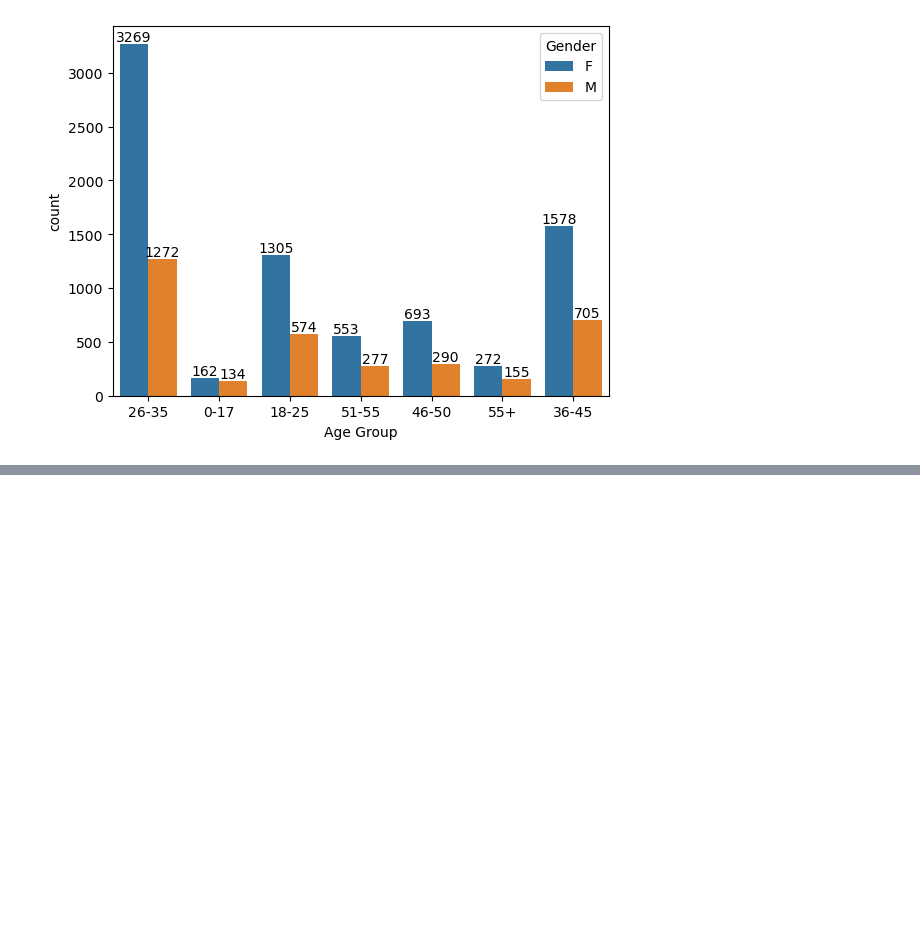
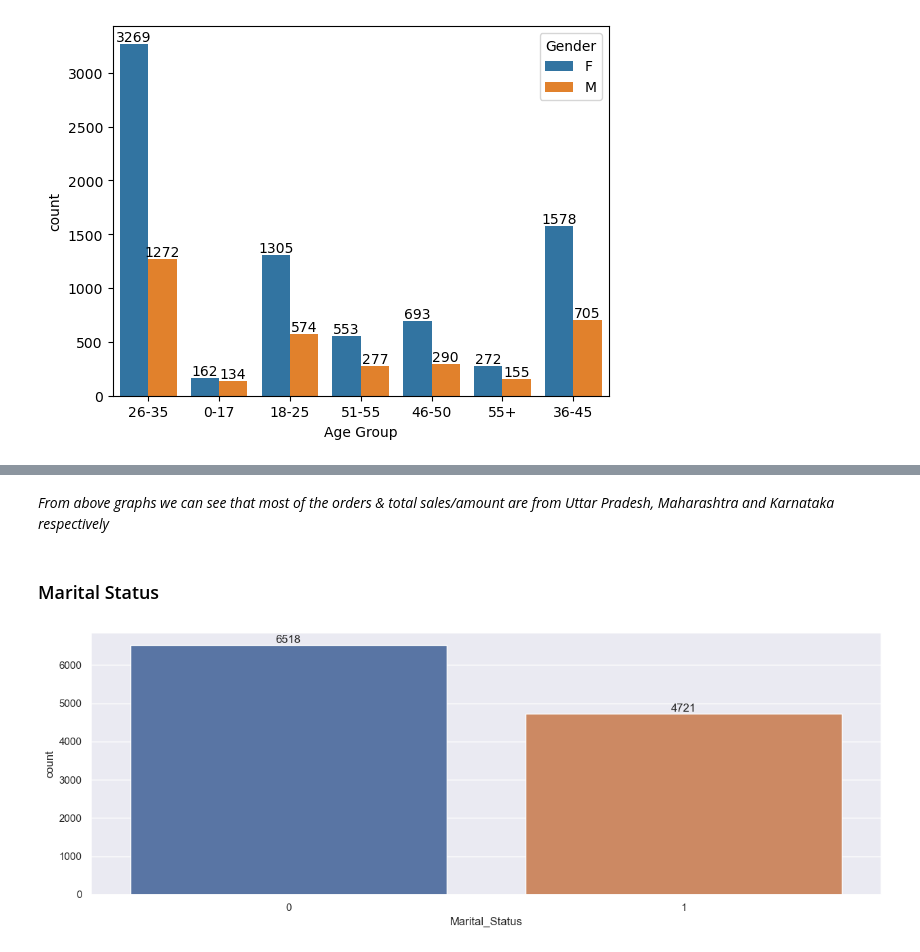
Before and after one commit to Anurag-Kumar-Dubey/Exploratory-Analysis-of-Diwali-Sales-Data, a Jupyter notebook: Exploratory-Analysis-of-Diwali-Sales-Data.ipynb, the cells around one changed output, grey strips where cells are left out. Drawn from its saved outputs; the diff is of its cells as text; code cells hidden in the pictures; blank space fills up the shorter version.

```diff
--- a/Exploratory-Analysis-of-Diwali-Sales-Data.ipynb
+++ b/Exploratory-Analysis-of-Diwali-Sales-Data.ipynb
@@ -180,0 +213,12 @@ for bars in ax.containers:
+# %% [markdown]
+*From above graphs we can see that most of the orders & total sales/amount are from Uttar Pradesh, Maharashtra and Karnataka respectively*
+# %% [markdown]
+### Marital Status
+# %%
+ax = sns.countplot(data = df, x = 'Marital_Status')
+
+sns.set(rc={'figure.figsize':(7,5)})
+for bars in ax.containers:
+    ax.bar_label(bars)
+# %% [output]
+[figure, added]
```
Also changed, not shown: parts of 12 cells of this notebook.
